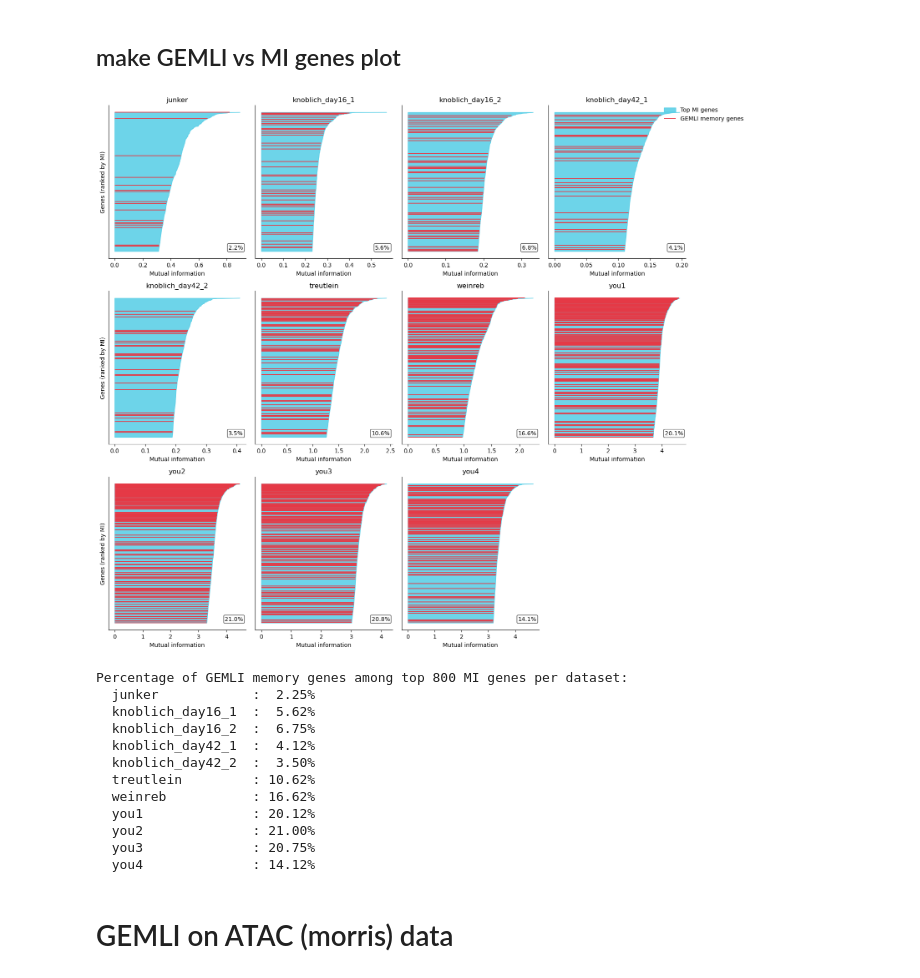
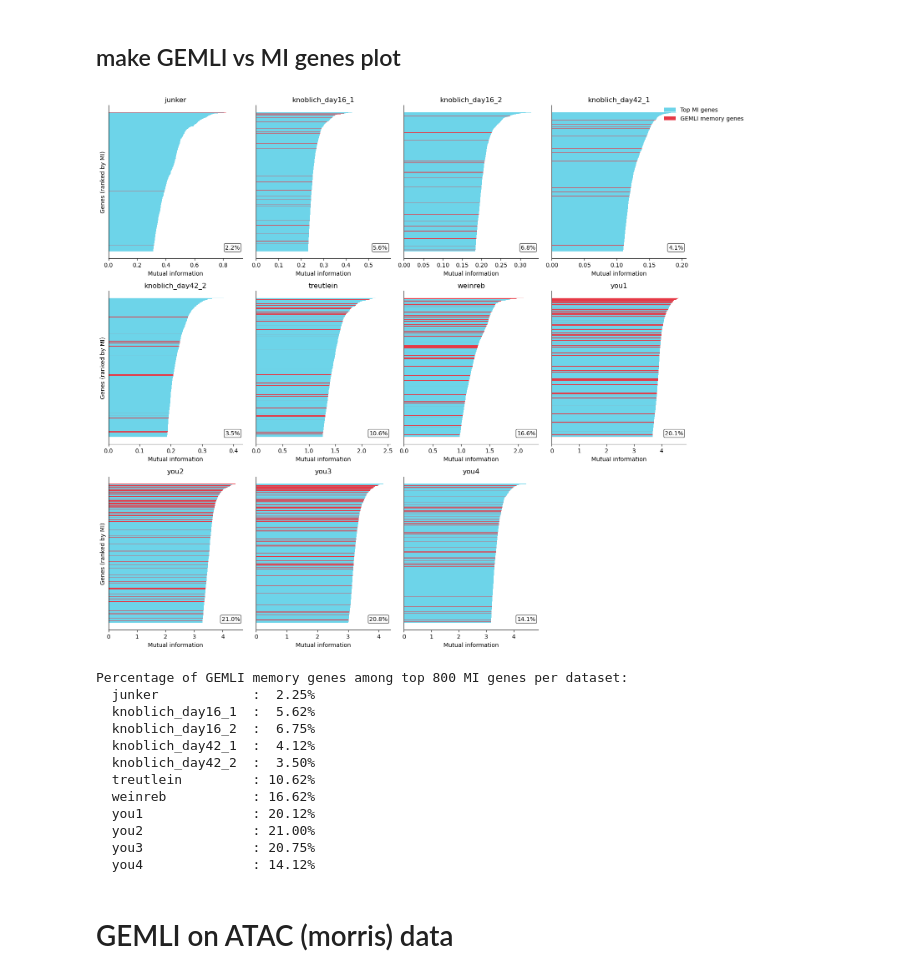
Before and after one commit to Pinolinoo/lineage-mi-nn, a Jupyter notebook: analysis/GEMLI/making_all_GEMLI_plots.ipynb, the cells around one changed output. Cells and saved outputs as stored; diff of their text form; code cells hidden in the pictures.

```diff
--- a/analysis/GEMLI/making_all_GEMLI_plots.ipynb
+++ b/analysis/GEMLI/making_all_GEMLI_plots.ipynb
@@ -344,27 +344,31 @@ for idx, dataset in enumerate(DATASETS):
     red_indices = [i for i, gene in enumerate(top_genes) if gene in gemli_genes]
 
     # ---- Plot ----
-    # Vertical teal-ish filled area
-    ax.fill_betweenx(
-        range(len(top_values)),
-        0,
+    y_pos = np.arange(len(top_values))
+
+    # Blue bars for all top MI genes
+    ax.barh(
+        y_pos,
         top_values,
+        height=1.0,
         color="#48cae4",
         alpha=0.8,
+        edgecolor="none",
         label="Top MI genes",
     )
 
-    # Red horizontal stripes where GEMLI genes appear
+    # Red bars overlayed for GEMLI genes
     if red_indices:
-        ax.hlines(
+        red_indices = np.array(red_indices)
+        ax.barh(
             red_indices,
-            xmin=0,
-            xmax=np.array(top_values)[red_indices],
+            np.array(top_values)[red_indices],
+            height=1.0,
             color="#e63946",
-            linewidth=1.3,
+            alpha=1.0,
+            edgecolor="none",
             label="GEMLI memory genes",
         )
-
     # Flip y-axis so highest MI at top
     ax.invert_yaxis()
 
@@ -396,34 +400,34 @@ for idx, dataset in enumerate(DATASETS):
         bbox=dict(boxstyle="round,pad=0.2", facecolor="white", alpha=0.7),
     )
 
 # Hide any unused subplots if grid bigger than #datasets
 for j in range(n_datasets, len(axes)):
     fig.delaxes(axes[j])
 
 # Handle legend: create a single legend for the whole figure
 # Use first axis with data
 handles, labels = axes[0].get_legend_handles_labels()
 fig.legend(
     handles,
     labels,
     loc="upper right",
     bbox_to_anchor=(0.98, 0.98),
     frameon=False,
 )
 
 plt.tight_layout(rect=[0, 0, 0.9, 1])  # leave space on the right for legend
 plt.savefig("GEMLI_genes_with_MI.pdf")
 plt.show()
 
 # -----------------------------
 # Print percentages to console
 # -----------------------------
 print("Percentage of GEMLI memory genes among top "
       f"{TOP_N} MI genes per dataset:")
 for ds, perc in percentages.items():
     print(f"  {ds:18s}: {perc:5.2f}%")
 # %% [output]
-[figure, old version]
+[figure, new version]
 Percentage of GEMLI memory genes among top 800 MI genes per dataset:
   junker            :  2.25%
   knoblich_day16_1  :  5.62%
```
Also changed, not shown: 2 other files.
